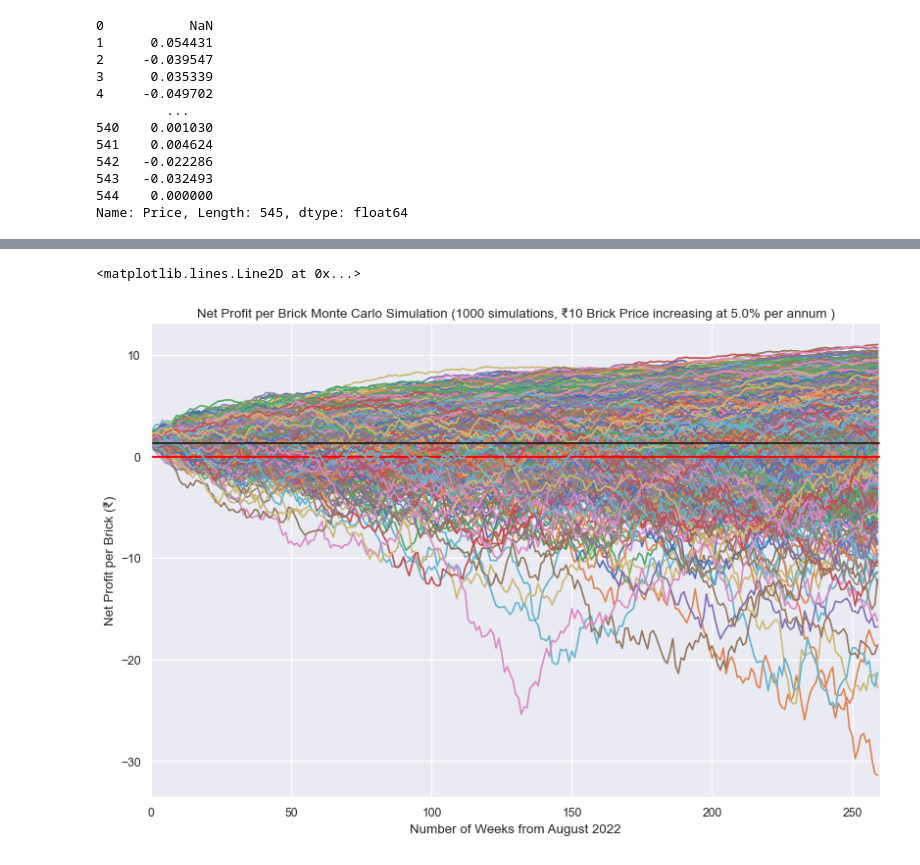
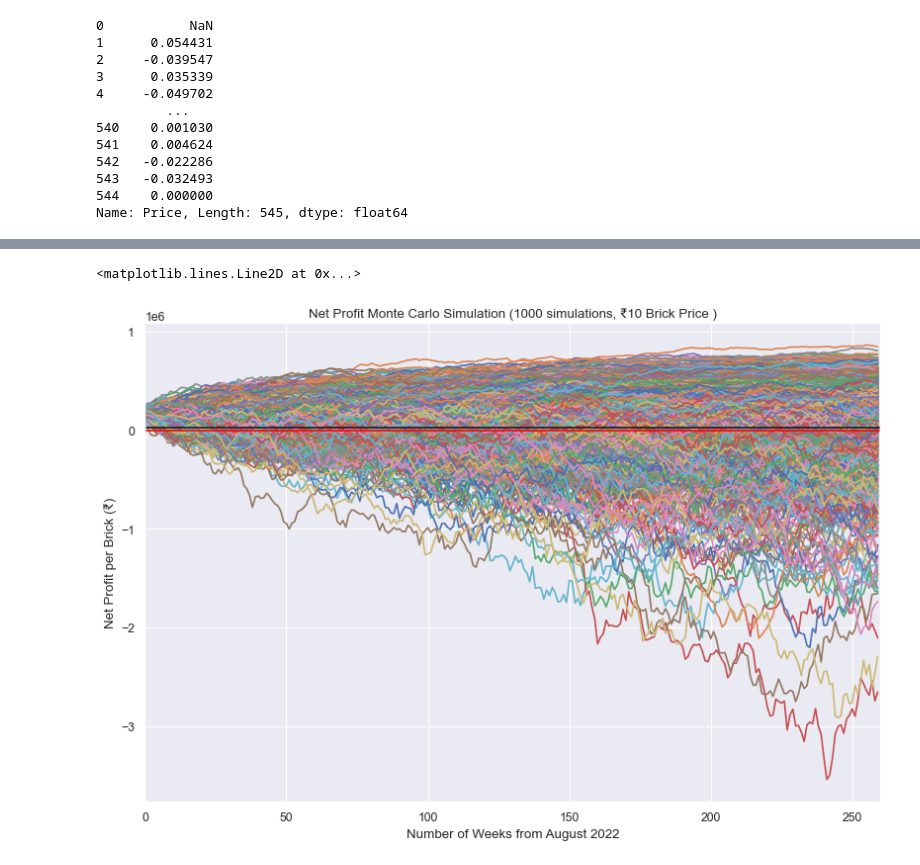
Before and after one commit to rx229/Projects, a Jupyter notebook: Brick Profit Monte Carlo/brick_profit_montecarlo.ipynb, the cells around one changed output, grey strips where cells are left out. Cells and saved outputs as stored; diff of their text form; code cells hidden in the pictures.

```diff
--- a/Brick Profit Monte Carlo/brick_profit_montecarlo.ipynb
+++ b/Brick Profit Monte Carlo/brick_profit_montecarlo.ipynb
@@ -49,11 +49,15 @@ Name: Price, Length: 545, dtype: float64
 mu, sigma = price_change.mean(), price_change.std()
 # %%
 brickprice = 10
-benchmark = 3
-brick_priceinflation = 0.05
+fixed_expense = 100000
+variable_expense = 0.5
+starting_demand = 100000
+benchmark =  30000
 # %%
 sim_price = np.random.normal(mu, sigma, 260)
-sim_inflation = np.random.normal(0.0574/52, 0.0249/52, 260)
-sim_brickinf = np.random.normal(brick_priceinflation/52, 0, 260) #forgot how to fill an array
+sim_demand = np.random.normal(0.000, 0.1/52, 260)
 # %%
-net = (brickprice*(sim_brickinf + 1).cumprod()) - ((sand_mean*(sim_inflation + 1).cumprod()) + ((hdpe_mean)*(sim_price + 1).cumprod()))
+revenue = brickprice*starting_demand*(sim_demand + 1).cumprod()
+expense = fixed_expense + (((variable_expense + sand_mean + ((hdpe_mean)*(sim_price + 1).cumprod())*starting_demand*(sim_demand + 1).cumprod())))
+
+net = revenue - expense
@@ -88,29 +72,31 @@ yr5_profit = []
 # %%
 plt.figure(figsize=(12, 8), dpi=80)
 
 for i in range(num_simulations):
     sim_price = np.random.normal(mu, sigma, 260)
-    sim_inflation = np.random.normal(0.0574/52, 0.0249/52, 260)
-    net = (brickprice*(sim_inflation + 1).cumprod()) - ((sand_mean*(sim_inflation + 1).cumprod()) + ((hdpe_mean)*(sim_price + 1).cumprod()))
+    sim_demand = np.random.normal(0.000, 0.1/52, 260)
+    revenue = brickprice*starting_demand*(sim_demand + 1).cumprod()
+    expense = fixed_expense + (((variable_expense + sand_mean + ((hdpe_mean)*(sim_price + 1).cumprod())*starting_demand*(sim_demand + 1).cumprod())))
+
+    net = revenue - expense
 
     yr1_profit.append(net[51])
     yr2_profit.append(net[103])
     yr3_profit.append(net[155])
     yr4_profit.append(net[207])
     yr5_profit.append(net[259])
 
-
-    plt.axhline(0, c='red')
-    plt.title("Net Profit per Brick Monte Carlo Simulation (" + str(num_simulations) + " simulations, ₹10 Brick Price increasing at " + str(brick_priceinflation*100) + "% per annum )")
+    plt.title("Net Profit Monte Carlo Simulation (" + str(num_simulations) + " simulations, ₹10 Brick Price )")
     plt.xlabel("Number of Weeks from August 2022")
     plt.ylabel("Net Profit per Brick (₹)")
     plt.xlim([0, 260])
     plt.plot(net)
 
-plt.axhline(net[0], c='k') #print outside loop or too many lines
+plt.axhline(0, c='red')
+plt.axhline(benchmark, c='k')
 # %% [output]
 <matplotlib.lines.Line2D at 0x...>
-[figure, old version]
+[figure, new version]
 # %%
 import seaborn as sns
 
```
Also changed, not shown: parts of 7 cells of this notebook.
